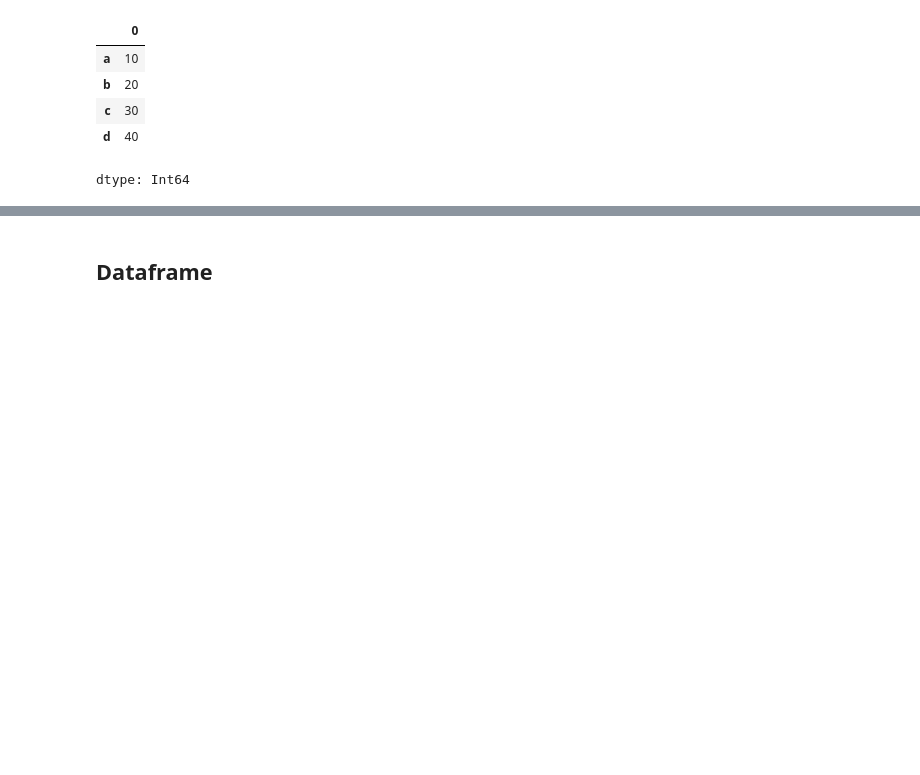
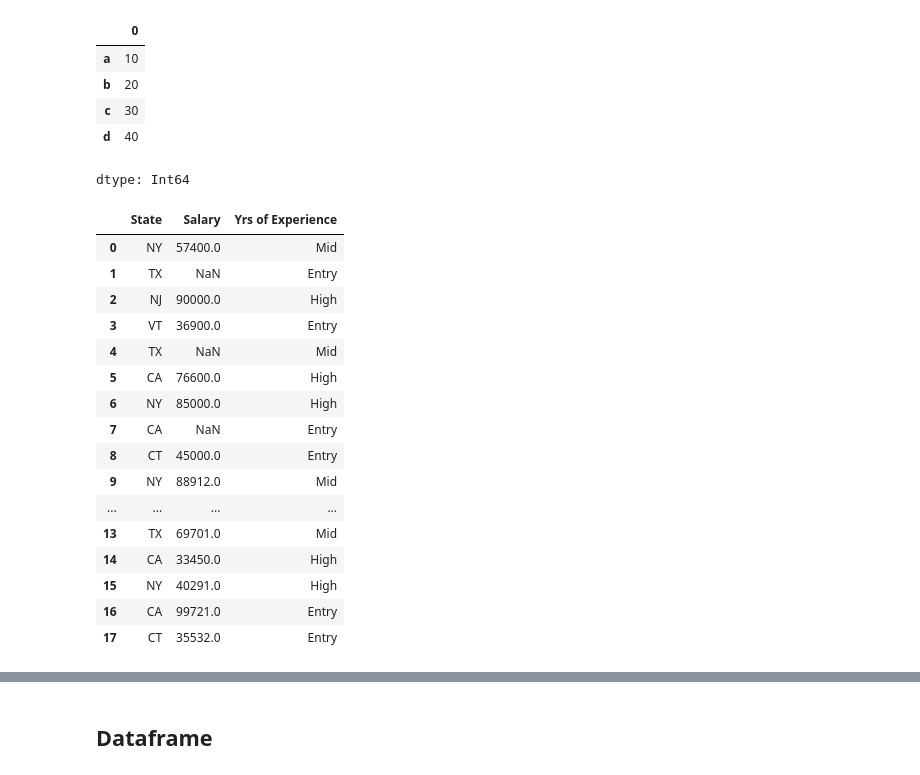
Before and after one commit to fateme-alk/learning, a Jupyter notebook: IBM_data_analysis/module1/IBM_data_analysis.ipynb, the cells around one changed output, grey strips where cells are left out. Drawn from its saved outputs; the diff is of its cells as text; code cells hidden in the pictures; blank space fills up the shorter version.

```diff
--- a/IBM_data_analysis/module1/IBM_data_analysis.ipynb
+++ b/IBM_data_analysis/module1/IBM_data_analysis.ipynb
@@ -814,3 +814,34 @@ se4
 | c | 30 |
 | d | 40 |
 dtype: Int64
+# %%
+data = {
+    'State': ['NY', 'TX', 'NJ', 'VT', 'TX', 'CA', 'NY', 'CA', 'CT',
+              'NY', 'TX', 'NJ', 'VT', 'TX', 'CA', 'NY', 'CA', 'CT'],
+    'Salary': [57400.0, np.nan, 90000.0, 36900.0, np.nan, 76600.0, 85000.0, np.nan, 45000.0,
+               88912.0, 72113.0, 63600.0, 59034.0, 69701.0, 33450.0, 40291.0, 99721.0, 35532.0],
+    'Yrs of Experience': ['Mid', 'Entry', 'High', 'Entry', 'Mid', 'High', 'High', 'Entry', 'Entry',
+                          'Mid', 'Entry', 'High', 'Entry', 'Mid', 'High', 'High', 'Entry', 'Entry']
+}
+# %%
+df = pd.DataFrame(data)
+# %%
+df
+# %% [output]
+|  | State | Salary | Yrs of Experience |
+| 0 | NY | 57400.0 | Mid |
+| 1 | TX | NaN | Entry |
+| 2 | NJ | 90000.0 | High |
+| 3 | VT | 36900.0 | Entry |
+| 4 | TX | NaN | Mid |
+| 5 | CA | 76600.0 | High |
+| 6 | NY | 85000.0 | High |
+| 7 | CA | NaN | Entry |
+| 8 | CT | 45000.0 | Entry |
+| 9 | NY | 88912.0 | Mid |
+| ... | ... | ... | ... |
+| 13 | TX | 69701.0 | Mid |
+| 14 | CA | 33450.0 | High |
+| 15 | NY | 40291.0 | High |
+| 16 | CA | 99721.0 | Entry |
+| 17 | CT | 35532.0 | Entry |
```
Also changed, not shown: parts of 17 cells of this notebook.
